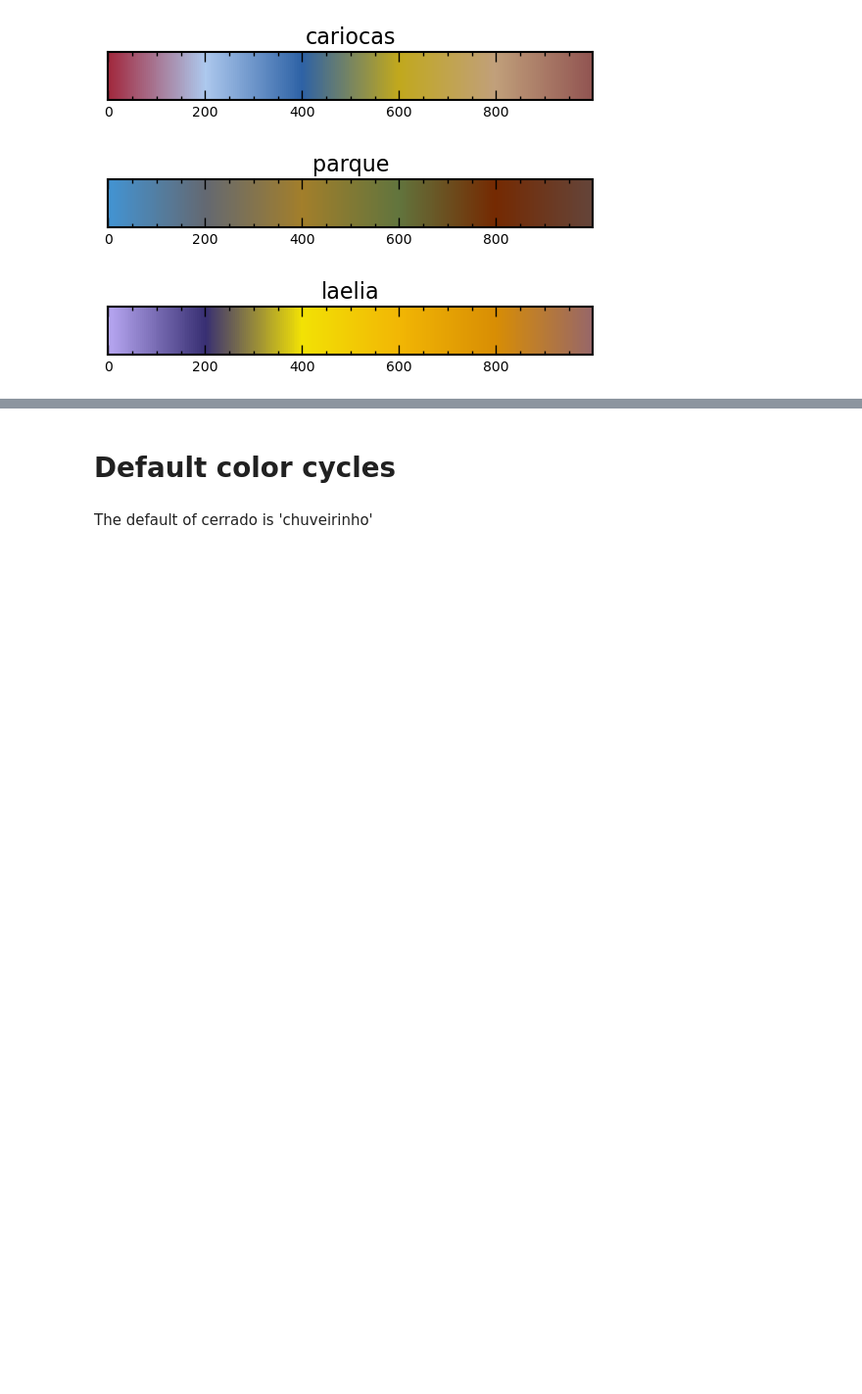
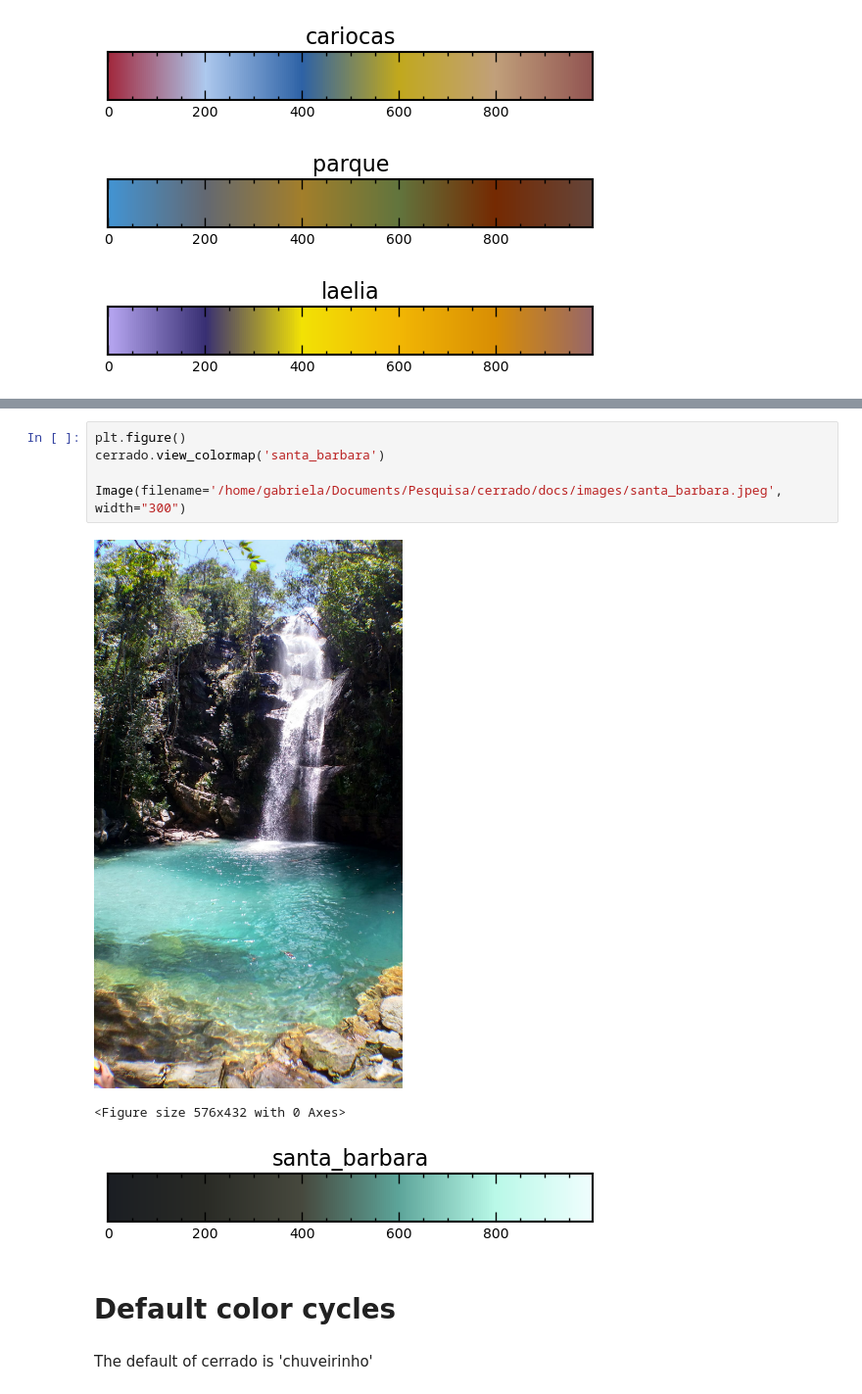
Before and after one commit to gantunesm/cerrado, a Jupyter notebook: notebooks/view_cerrado_colors.ipynb, the cells around one changed output, grey strips where cells are left out. Shown at 98% size. Drawn from its saved outputs; the diff is of its cells as text; blank space fills up the shorter version.

```diff
--- a/notebooks/view_cerrado_colors.ipynb
+++ b/notebooks/view_cerrado_colors.ipynb
@@ -24,3 +64,12 @@ cerrado.view_all_colors()
+# %%
+plt.figure()
+cerrado.view_colormap('santa_barbara')
+
+Image(filename='/home/gabriela/Documents/Pesquisa/cerrado/docs/images/santa_barbara.jpeg', width="300")
+# %% [output]
+[figure, added]
+<Figure size 576x432 with 0 Axes>
+[figure, added]
 # %% [markdown]
 # Default color cycles
 # %% [markdown]
```
Also changed, not shown: parts of 2 cells of this notebook, 3 other files.
